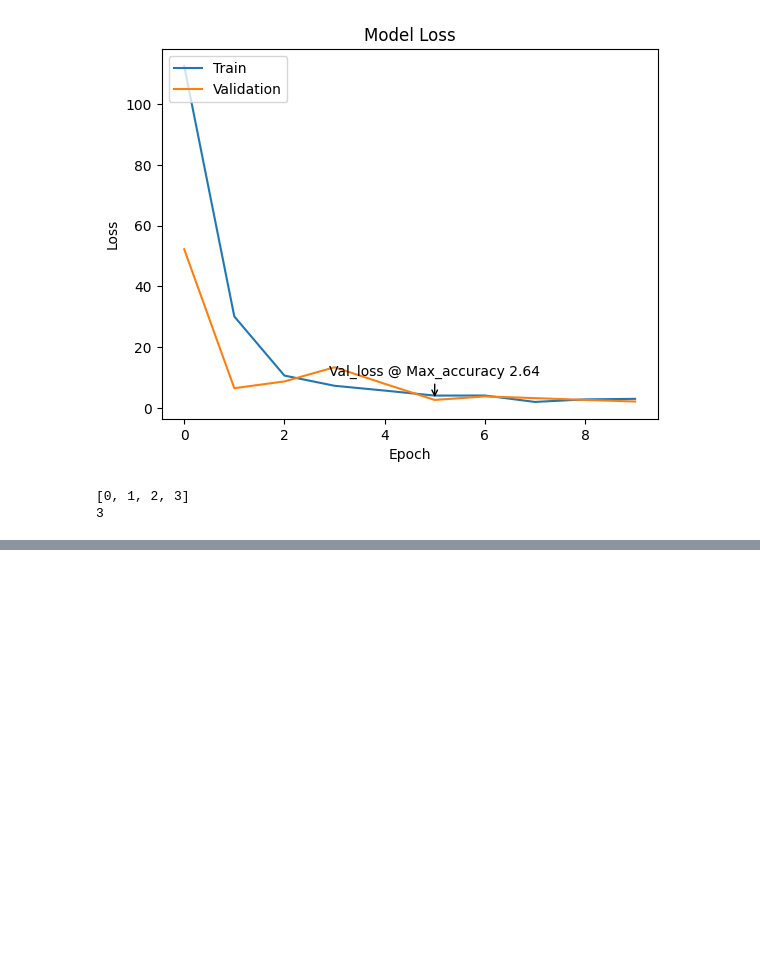
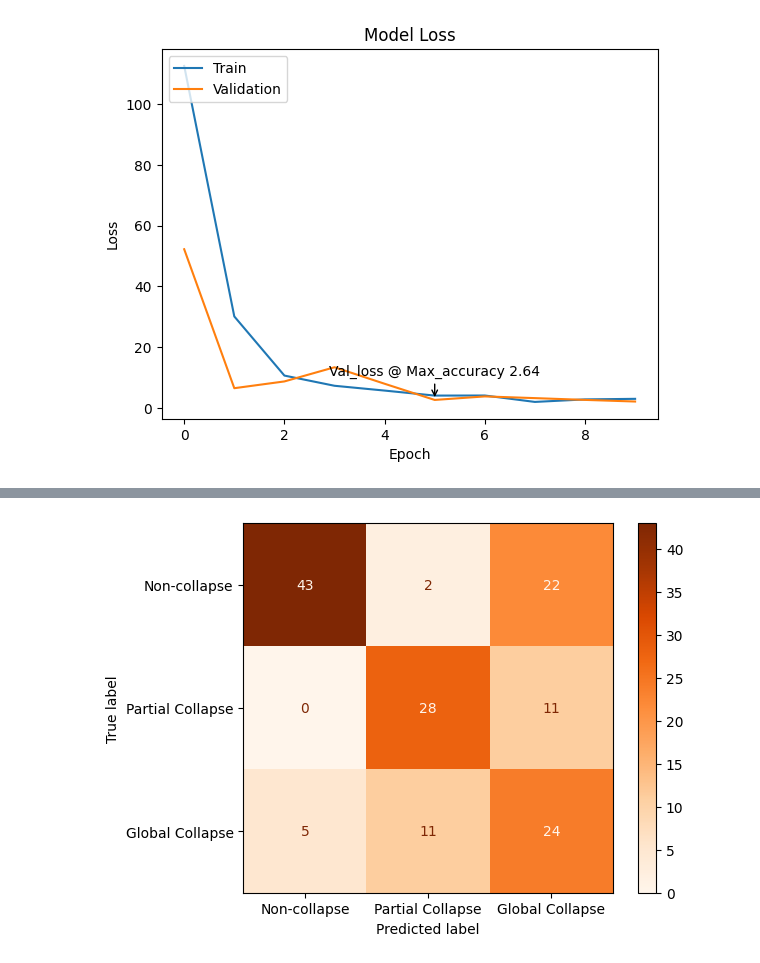
Before and after one commit to jnlawrence/structural-damage-recognition-model, a Jupyter notebook: vgg16/Jupyter_test.ipynb, the cells around one changed output, grey strips where cells are left out. Cells and saved outputs as stored; diff of their text form; code cells hidden in the pictures; blank space fills up the shorter version.

Commit message:
added confusion matrix

```diff
--- a/vgg16/Jupyter_test.ipynb
+++ b/vgg16/Jupyter_test.ipynb
@@ -196,15 +196,15 @@ list of val_accuracy is [0.45890411734580994, 0.5890411138534546, 0.630136966705
 [figure]
 2.6372756958007812
 [figure]
-# %%
-i=0
-x=[]
-a = [1,2,3,4]
-while i < len(a):
-    x.append(i)
-    i+=1
-print(x)
-print (a[2])
-# %% [output]
-[0, 1, 2, 3]
-3
+# %%
+from sklearn.metrics import ConfusionMatrixDisplay
+from sklearn.metrics import confusion_matrix
+
+predictions = model.predict(test_generator)
+matrix = confusion_matrix(y_test.argmax(axis=1), predictions.argmax(axis=1))
+labels = ["Non-collapse", "Partial Collapse", "Global Collapse"]
+disp = ConfusionMatrixDisplay(confusion_matrix=matrix, display_labels=labels)
+
+disp.plot(cmap=plt.cm.Oranges)
+plt.show()
+# %% [output]
@@ -210,0 +212 @@ print (a[2])
+[figure, added]
```
Also changed, not shown: parts of 1 cell of this notebook, 1 other file.
